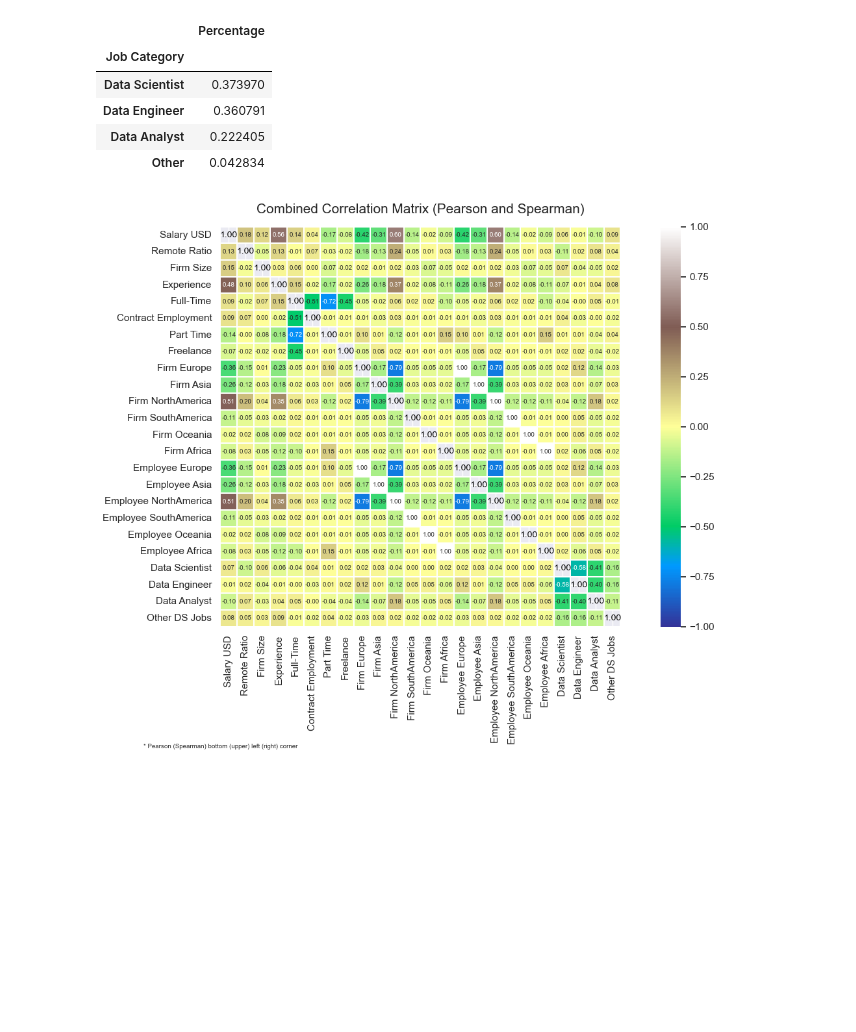
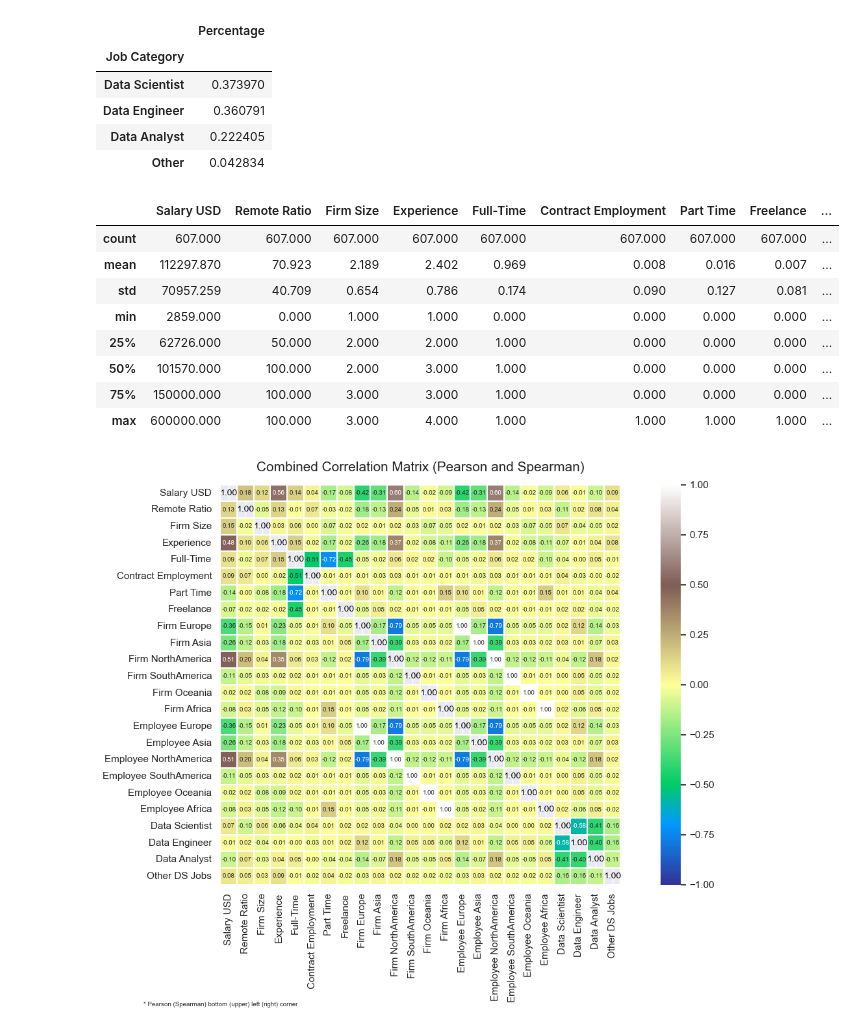
Before and after one commit to akramkhal/KaggleProjects, a Jupyter notebook: DataScieSalary/ds_salary.ipynb.ipynb, the cells around one changed output. Cells and saved outputs as stored; diff of their text form; code cells hidden in the pictures; blank space fills up the shorter version.

```diff
--- a/DataScieSalary/ds_salary.ipynb.ipynb
+++ b/DataScieSalary/ds_salary.ipynb.ipynb
@@ -64,6 +64,8 @@
 ### ⚙️ Download Libraries
 # %%
 import pandas as pd
+pd.set_option('display.max_columns', None)  # Show all columns
+pd.set_option('display.width', 1000)       # Adjust width to fit content
 import numpy as np
 from scipy import stats
 import statsmodels.api as sm
@@ -358,6 +360,50 @@ raw_data = pd.concat([raw_data, type_bin], axis=1)
 | Data Engineer | 0.360791 |
 | Data Analyst | 0.222405 |
 | Other | 0.042834 |
+# %%
+# Full Descriptive statistics
+columns_dic={
+        'salary_in_usd': 'Salary USD',
+        'remote_ratio': 'Remote Ratio',
+        'company_size_enc': 'Firm Size',
+        'exper_level_enc': 'Experience',
+        'employment_type_FT': 'Full-Time',
+        'employment_type_CT': 'Contract Employment',
+        'employment_type_PT': 'Part Time',
+        'employment_type_FL': 'Freelance',
+        'continent_comp_Europe': 'Firm Europe',
+        'continent_comp_Asia': 'Firm Asia',
+        'continent_comp_North America': 'Firm NorthAmerica',
+        'continent_comp_South America': 'Firm SouthAmerica',
+        'continent_comp_Oceania': 'Firm Oceania',
+        'continent_comp_Africa': 'Firm Africa',
+        'continent_employ_Europe': 'Employee Europe',
+        'continent_employ_Asia': 'Employee Asia',
+        'continent_employ_North America': 'Employee NorthAmerica',
+        'continent_employ_South America': 'Employee SouthAmerica',
+        'continent_employ_Oceania': 'Employee Oceania',
+        'continent_employ_Africa': 'Employee Africa',
+        'job_category_Data Scientist': 'Data Scientist',
+        'job_category_Data Engineer': 'Data Engineer',
+        'job_category_Data Analyst': 'Data Analyst',
+        'job_category_Other': 'Other DS Jobs',
+        }
+
+lst_vars = [val for val in columns_dic.values()]
+lst_keys = [key for key in columns_dic.keys()]
+data_descr = raw_data[lst_keys].describe().round(3)
+data_descr.columns = lst_vars
+display(data_descr)
+# %% [output]
+|  | Salary USD | Remote Ratio | Firm Size | Experience | Full-Time | Contract Employment | Part Time | Freelance | ... |
+| count | 607.000 | 607.000 | 607.000 | 607.000 | 607.000 | 607.000 | 607.000 | 607.000 | ... |
+| mean | 112297.870 | 70.923 | 2.189 | 2.402 | 0.969 | 0.008 | 0.016 | 0.007 | ... |
+| std | 70957.259 | 40.709 | 0.654 | 0.786 | 0.174 | 0.090 | 0.127 | 0.081 | ... |
+| min | 2859.000 | 0.000 | 1.000 | 1.000 | 0.000 | 0.000 | 0.000 | 0.000 | ... |
+| 25% | 62726.000 | 50.000 | 2.000 | 2.000 | 1.000 | 0.000 | 0.000 | 0.000 | ... |
+| 50% | 101570.000 | 100.000 | 2.000 | 3.000 | 1.000 | 0.000 | 0.000 | 0.000 | ... |
+| 75% | 150000.000 | 100.000 | 3.000 | 3.000 | 1.000 | 0.000 | 0.000 | 0.000 | ... |
+| max | 600000.000 | 100.000 | 3.000 | 4.000 | 1.000 | 1.000 | 1.000 | 1.000 | ... |
 # %%
 # Let's create correlation matrix
 def combined_heatmap_corr(data, list_columns, title=None):
```
